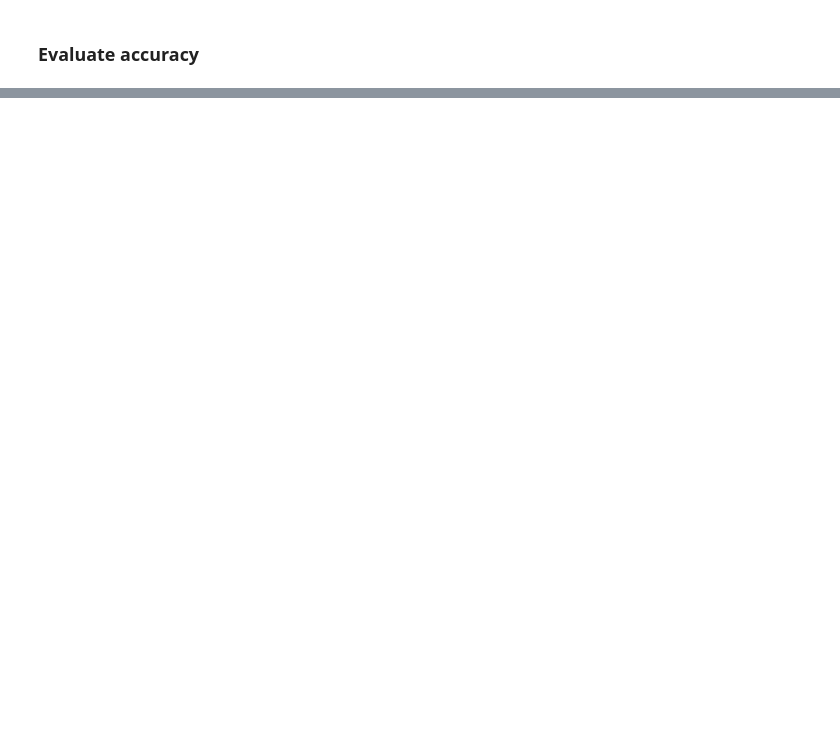
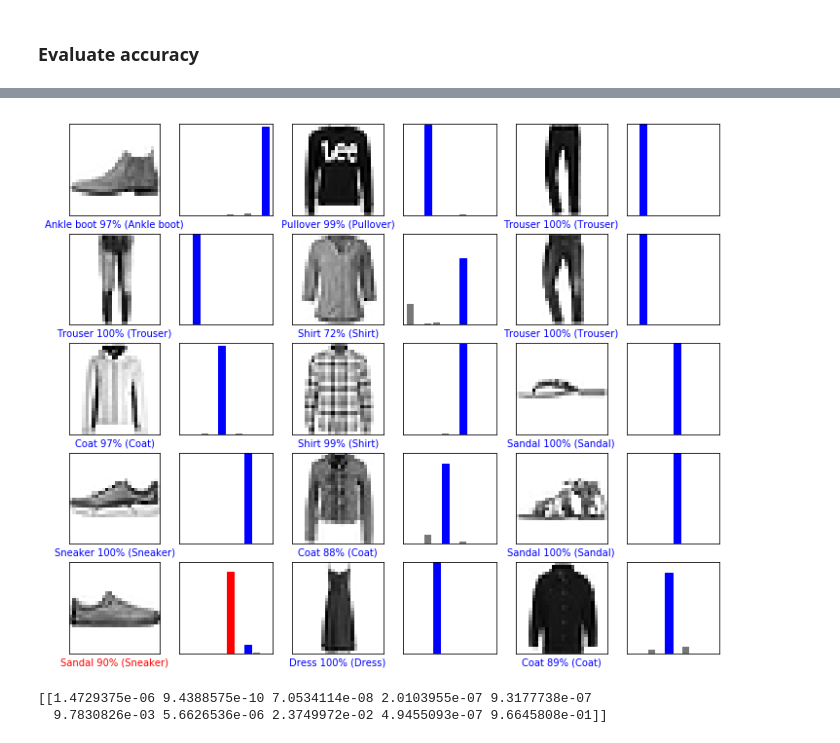
Before and after one commit to birajsth/MachineLearning-with-tensorflow, a Jupyter notebook: basic_classification.ipynb, the cells around one changed output, grey strips where cells are left out. Cells and saved outputs as stored; diff of their text form; code cells hidden in the pictures; blank space fills up the shorter version.

```diff
--- a/basic_classification.ipynb
+++ b/basic_classification.ipynb
@@ -130,0 +202,22 @@ Test loss: 0.3577457279801369
+# %%
+num_rows = 5
+num_cols = 3
+num_images = num_rows*num_cols
+plt.figure(figsize=(2*2*num_cols, 2*num_rows))
+for i in range(num_images):
+  plt.subplot(num_rows, 2*num_cols, 2*i+1)
+  plot_image(i, predictions, test_labels, test_images)
+  plt.subplot(num_rows, 2*num_cols, 2*i+2)
+  plot_value_array(i, predictions, test_labels)
+plt.show()
+# %% [output]
+[figure, added]
+# %%
+img = test_images[0]
+# Add the image to a batch where it's the only member.
+img = (np.expand_dims(img,0))
+predictions_single = model.predict(img)
+print(predictions_single)
+# %% [output]
+[[1.4729375e-06 9.4388575e-10 7.0534114e-08 2.0103955e-07 9.3177738e-07
+  9.7830826e-03 5.6626536e-06 2.3749972e-02 4.9455093e-07 9.6645808e-01]]
```
Also changed, not shown: parts of 14 cells of this notebook.
